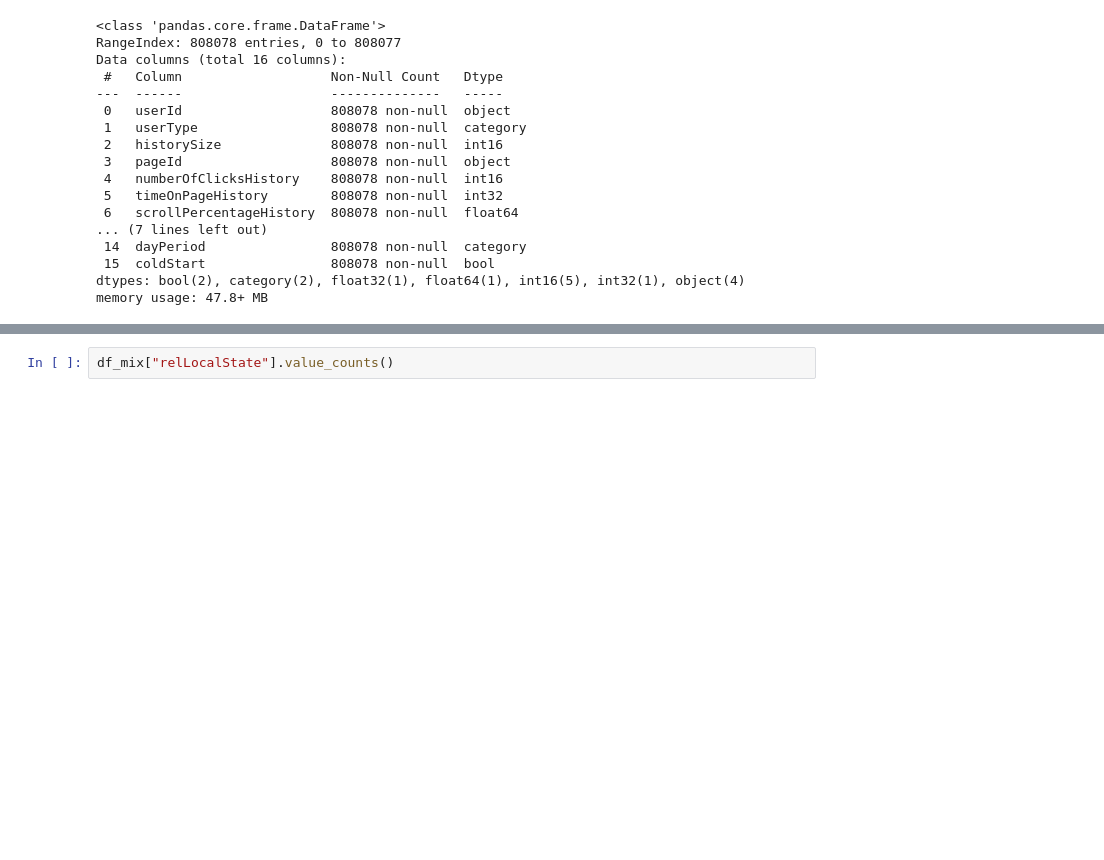
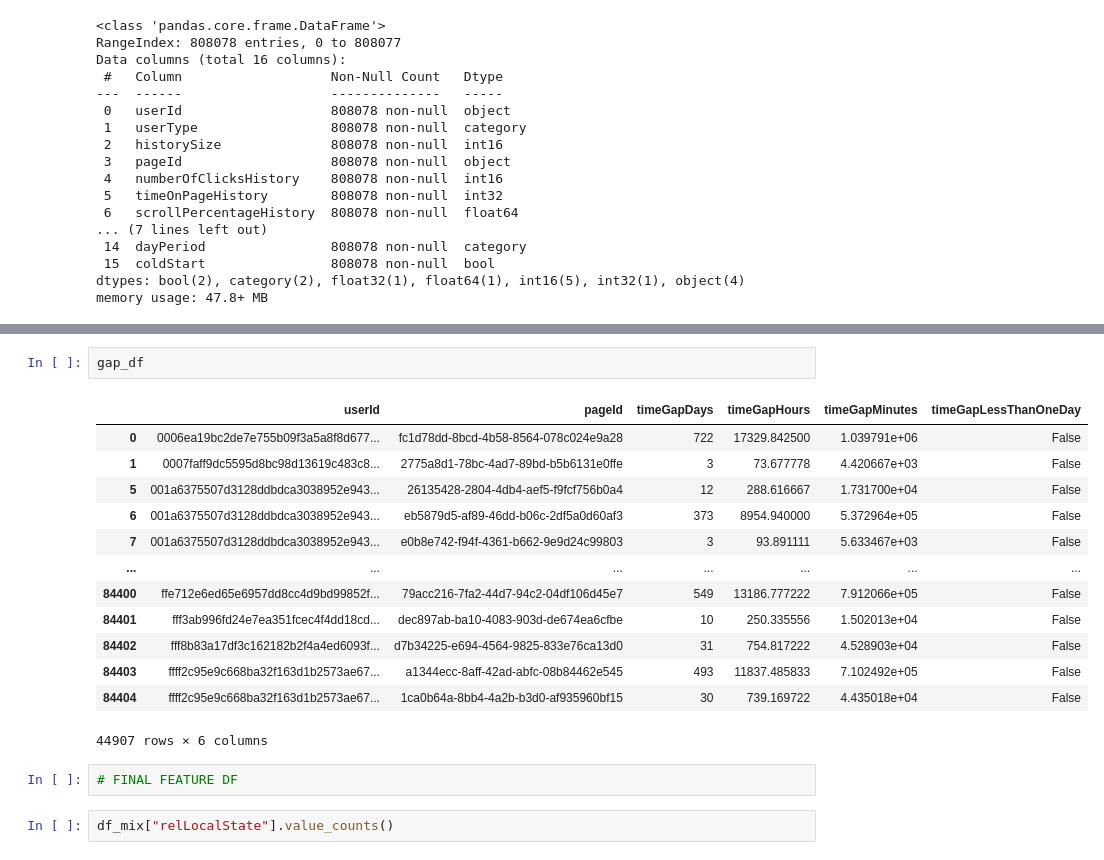
Before and after one commit to gmferratti/ML_Engineer_Datathon, a Jupyter notebook: notebooks/gmferratti/features/mixed_features.ipynb, the cells around one changed output, grey strips where cells are left out. Saved outputs shown, nothing was run; the diff lists cells and outputs as text; blank space fills up the shorter version.

```diff
--- a/notebooks/gmferratti/features/mixed_features.ipynb
+++ b/notebooks/gmferratti/features/mixed_features.ipynb
@@ -175,3 +500,21 @@ df_mix = preprocess_mix_feats(news, users)
+# %%
+gap_df
+# %% [output]
+|  | userId | pageId | timeGapDays | timeGapHours | timeGapMinutes | timeGapLessThanOneDay |
+| 0 | 0006ea19bc2de7e755b09f3a5a8f8d677... | fc1d78dd-8bcd-4b58-8564-078c024e9a28 | 722 | 17329.842500 | 1.039791e+06 | False |
+| 1 | 0007faff9dc5595d8bc98d13619c483c8... | 2775a8d1-78bc-4ad7-89bd-b5b6131e0ffe | 3 | 73.677778 | 4.420667e+03 | False |
+| 5 | 001a6375507d3128ddbdca3038952e943... | 26135428-2804-4db4-aef5-f9fcf756b0a4 | 12 | 288.616667 | 1.731700e+04 | False |
+| 6 | 001a6375507d3128ddbdca3038952e943... | eb5879d5-af89-46dd-b06c-2df5a0d60af3 | 373 | 8954.940000 | 5.372964e+05 | False |
+| 7 | 001a6375507d3128ddbdca3038952e943... | e0b8e742-f94f-4361-b662-9e9d24c99803 | 3 | 93.891111 | 5.633467e+03 | False |
+| ... | ... | ... | ... | ... | ... | ... |
+| 84400 | ffe712e6ed65e6957dd8cc4d9bd99852f... | 79acc216-7fa2-44d7-94c2-04df106d45e7 | 549 | 13186.777222 | 7.912066e+05 | False |
+| 84401 | fff3ab996fd24e7ea351fcec4f4dd18cd... | dec897ab-ba10-4083-903d-de674ea6cfbe | 10 | 250.335556 | 1.502013e+04 | False |
+| 84402 | fff8b83a17df3c162182b2f4a4ed6093f... | d7b34225-e694-4564-9825-833e76ca13d0 | 31 | 754.817222 | 4.528903e+04 | False |
+| 84403 | ffff2c95e9c668ba32f163d1b2573ae67... | a1344ecc-8aff-42ad-abfc-08b84462e545 | 493 | 11837.485833 | 7.102492e+05 | False |
+| 84404 | ffff2c95e9c668ba32f163d1b2573ae67... | 1ca0b64a-8bb4-4a2b-b3d0-af935960bf15 | 30 | 739.169722 | 4.435018e+04 | False |
+44907 rows × 6 columns
+# %%
+# FINAL FEATURE DF
 # %%
 df_mix["relLocalState"].value_counts()
 # %% [output]
```
Also changed, not shown: parts of 12 cells of this notebook, 9 other files.
